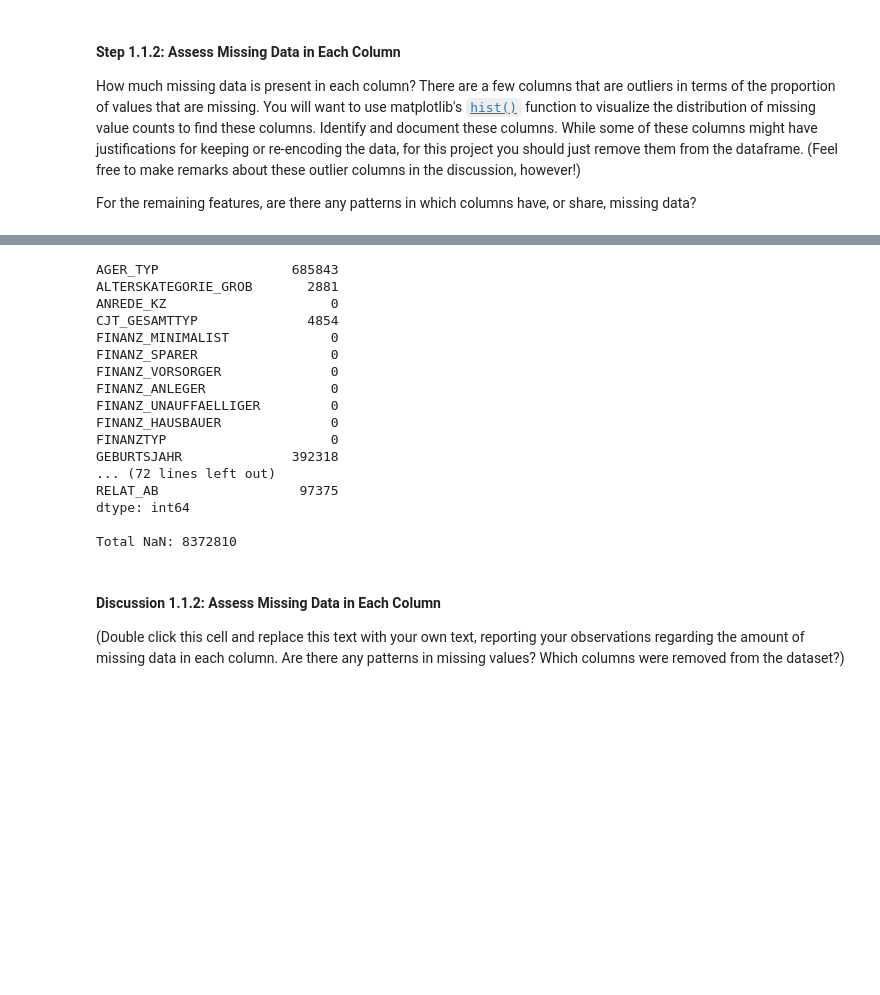
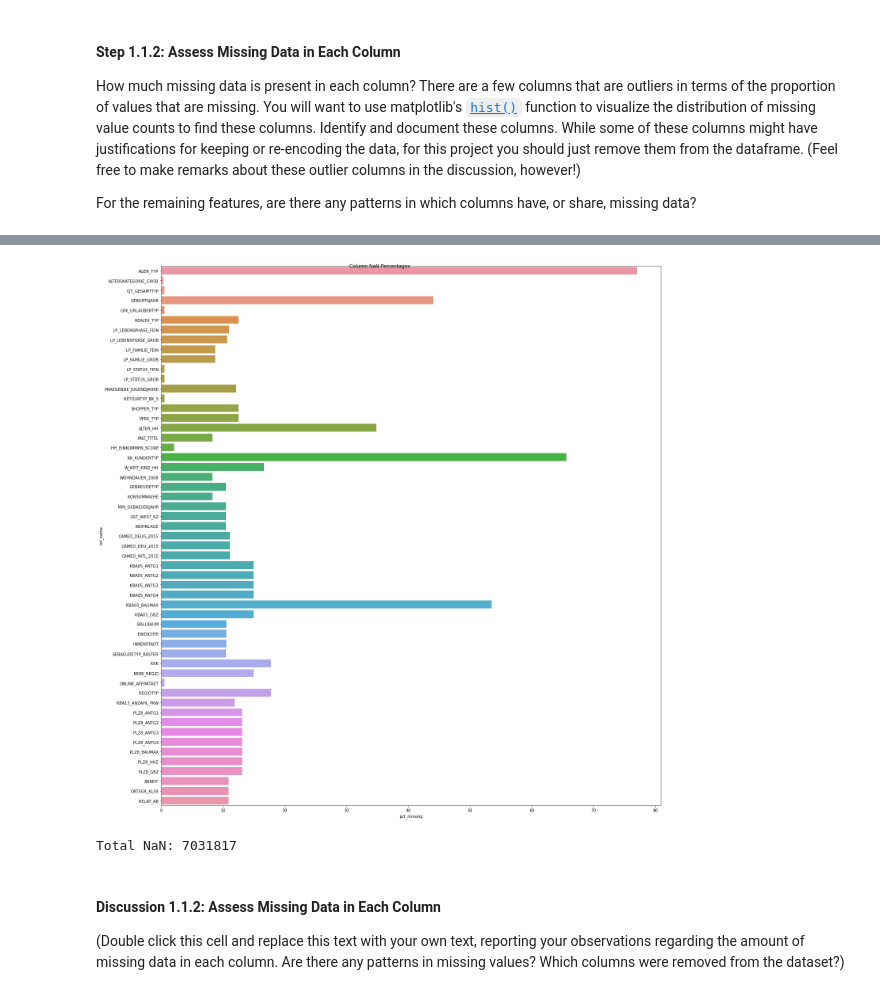
Before and after one commit to GaryLBentley/identify_customer_segments, a Jupyter notebook: Identify_Customer_Segments.ipynb, the cells around one changed output, grey strips where cells are left out. Drawn from its saved outputs; the diff is of its cells as text; code cells hidden in the pictures; blank space fills up the shorter version.

Commit message:
viz for column NaN percentages

```diff
--- a/Identify_Customer_Segments.ipynb
+++ b/Identify_Customer_Segments.ipynb
@@ -213,22 +196,17 @@ plt.show()
+# %%
+# Get percentage of NaN values by column
+pcts = azdias.isna().sum() / azdias.shape[0] * 100
+df_nan = pd.DataFrame({'col_name' : pcts.index, 'pct_missing': pcts.values})
+df_nan = df_nan.query('pct_missing != 0')
+
+fig, axes = plt.subplots(figsize=(20,20))
+fig.suptitle('Column NaN Percentages')
+
+sns.barplot(y='col_name', x='pct_missing', data=df_nan, orient='h')
+plt.tight_layout()
+plt.show()
+# %% [output]
+[figure, added]
 # %%
-# Get a count of the NaN values by column and total after cleaning
-print(azdias.isna().sum())
-print('\nTotal NaN: {}'.format(sum(azdias.isna().sum())))
+# Investigate patterns in the amount of missing data in each column.
+# Get a count of the NaN values by column and total before cleaning
-# %% [output]
-AGER_TYP                 685843
-ALTERSKATEGORIE_GROB       2881
-ANREDE_KZ                     0
-CJT_GESAMTTYP              4854
-FINANZ_MINIMALIST             0
-FINANZ_SPARER                 0
-FINANZ_VORSORGER              0
-FINANZ_ANLEGER                0
-FINANZ_UNAUFFAELLIGER         0
-FINANZ_HAUSBAUER              0
-FINANZTYP                     0
-GEBURTSJAHR              392318
-... (72 lines left out)
-RELAT_AB                  97375
-dtype: int64
-
-Total NaN: 8372810
@@ -240,3 +220,7 @@ Total NaN: 8372810
+# %%
+print('\nTotal NaN: {}'.format(sum(azdias.isna().sum())))
+# %% [output]
+Total NaN: 7031817
 # %% [markdown]
 #### Discussion 1.1.2: Assess Missing Data in Each Column
 
```
Also changed, not shown: parts of 4 cells of this notebook.
